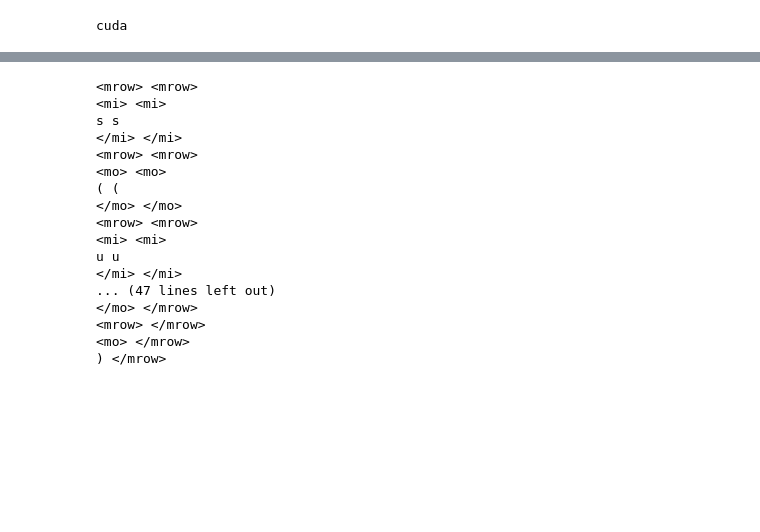
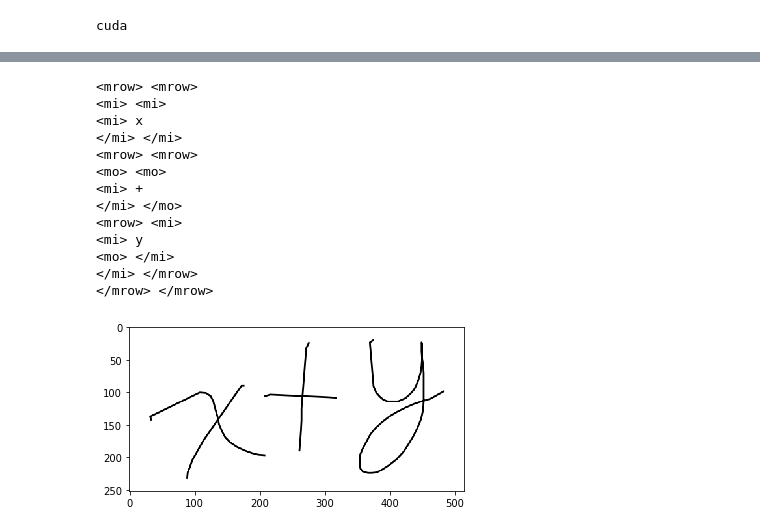
Before and after one commit to Mr-Magnificent/minor-project, a Jupyter notebook: Project_3_(1).ipynb, the cells around one changed output, grey strips where cells are left out. Cells and saved outputs as stored; diff of their text form; code cells hidden in the pictures; blank space fills up the shorter version.

```diff
--- a/Project_3_(1).ipynb
+++ b/Project_3_(1).ipynb
@@ -279,0 +334,8 @@ trainIters(encoder, decoder, 1000, 1)
+# %%
+encoder = Encoder().to(device)
+decoder = Decoder(343, len(wordtoint)).to(device)
+model_states = torch.load('checkpoint5.pth', map_location=device)
+encoder.load_state_dict(model_states["encoder_state_dict"])
+decoder.load_state_dict(model_states["decoder_state_dict"])
+# trainIters(encoder, decoder, 10, 5)
+trainIters(encoder, decoder, 10, 5)
@@ -280,32 +344,36 @@ trainIters(encoder, decoder, 1000, 1)
 # %%
-img, tar = get_input_pair(0)
+%matplotlib inline
+idx = 5
+img, tar = get_input_pair(idx)
+plt.imshow(cv2.imread(get_path("Images") + Image_file_names[idx]))
+img = img.to(device)
+tar = tar.to(device)
+encoder = encoder.eval()
+decoder = decoder.eval()
 out = encoder(img).reshape(200, -1)
-hid = decoder.initHidden()
-start = torch.tensor([SOS_token])
-with open(get_path("MathML") + MathML_file_names[0]) as f:
+hid = decoder.initHidden().to(device)
+start = torch.tensor([SOS_token]).to(device)
+with open(get_path("MathML") + MathML_file_names[idx]) as f:
     arr = f.read().strip().split(" ")
 for i in range(len(arr)):
     ans, hid, attn = decoder(start, hid, out)
     print(inttoword[int(F.softmax(ans).argmax())],arr[i])
     start = F.softmax(ans).argmax()
 # %% [output]
 <mrow> <mrow>
 <mi> <mi>
-s s
+<mi> x
 </mi> </mi>
 <mrow> <mrow>
 <mo> <mo>
-( (
-</mo> </mo>
-<mrow> <mrow>
-<mi> <mi>
-u u
-</mi> </mi>
-... (47 lines left out)
-</mo> </mrow>
-<mrow> </mrow>
-<mo> </mrow>
-) </mrow>
+<mi> +
+</mi> </mo>
+<mrow> <mi>
+<mi> y
+<mo> </mi>
+</mi> </mrow>
+</mrow> </mrow>
+[figure, added]
 # %%
 ['<mrow>',
  '<mi>',
```
Also changed, not shown: parts of 17 cells of this notebook.
